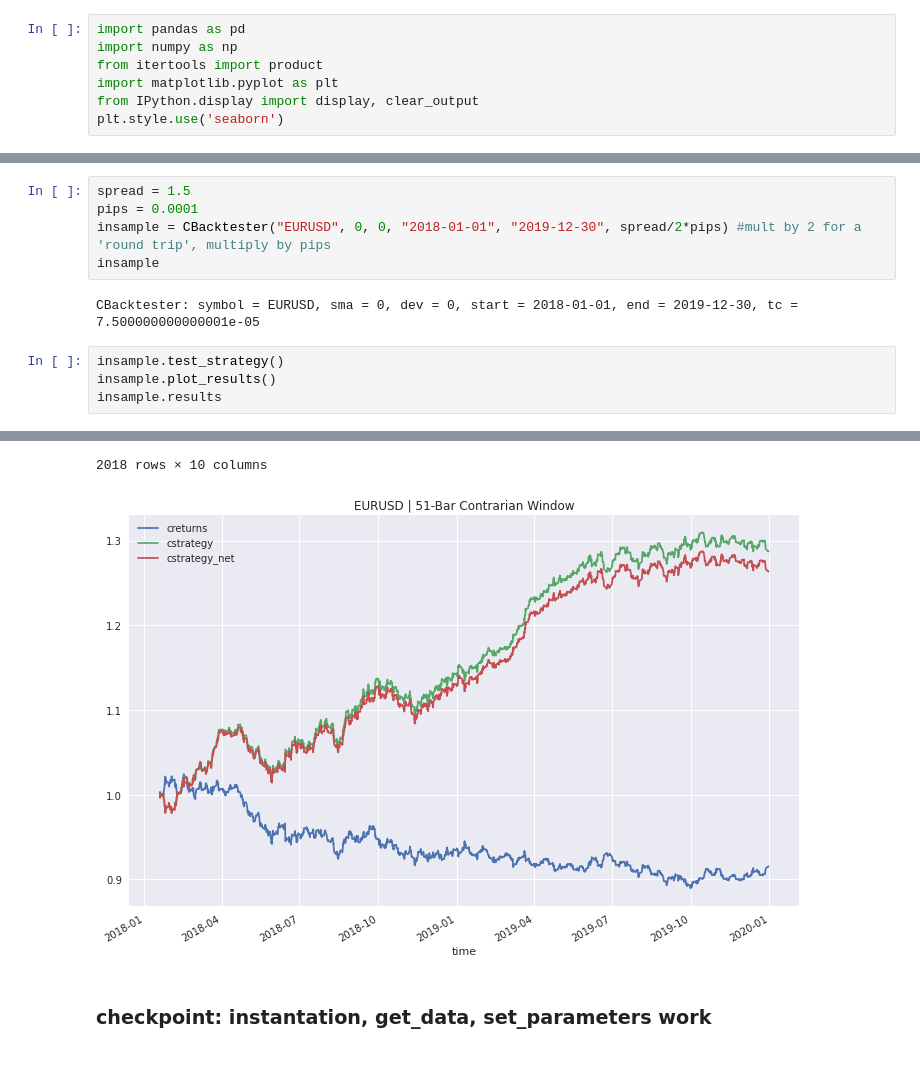
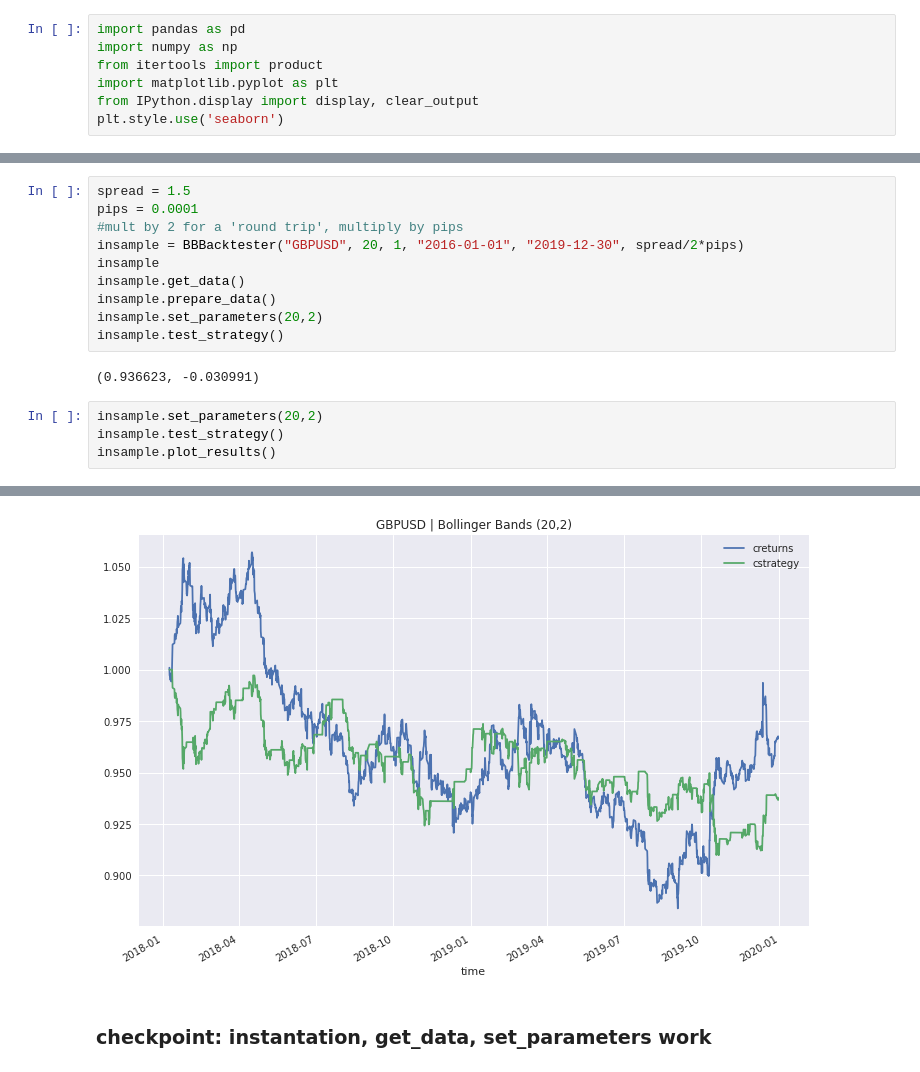
Before and after one commit to pianofreq/udemy-hagmann-course-1, a Jupyter notebook: Part_3/BBBacktester-RTM.ipynb, the cells around one changed output, grey strips where cells are left out. Cells and saved outputs as stored; diff of their text form.

Commit message:
Finish work on BBBacktester

```diff
--- a/Part_3/BBBacktester-RTM.ipynb
+++ b/Part_3/BBBacktester-RTM.ipynb
@@ -105,12 +124,17 @@ class CBacktester():
 # %%
 spread = 1.5
 pips = 0.0001
-insample = CBacktester("EURUSD", 0, 0, "2018-01-01", "2019-12-30", spread/2*pips) #mult by 2 for a 'round trip', multiply by pips
+#mult by 2 for a 'round trip', multiply by pips
+insample = BBBacktester("GBPUSD", 20, 1, "2016-01-01", "2019-12-30", spread/2*pips)
 insample
+insample.get_data()
+insample.prepare_data()
+insample.set_parameters(20,2)
+insample.test_strategy()
 # %% [output]
-CBacktester: symbol = EURUSD, sma = 0, dev = 0, start = 2018-01-01, end = 2019-12-30, tc = 7.500000000000001e-05
+(0.936623, -0.030991)
 # %%
+insample.set_parameters(20,2)
 insample.test_strategy()
 insample.plot_results()
-insample.results
 # %% [output]
@@ -130,4 +141,3 @@ insample.results
-2018 rows × 10 columns
-[figure, old version]
+[figure, new version]
 # %% [markdown]
 ### checkpoint: instantation, get_data, set_parameters work
```
Also changed, not shown: parts of 12 cells of this notebook.
